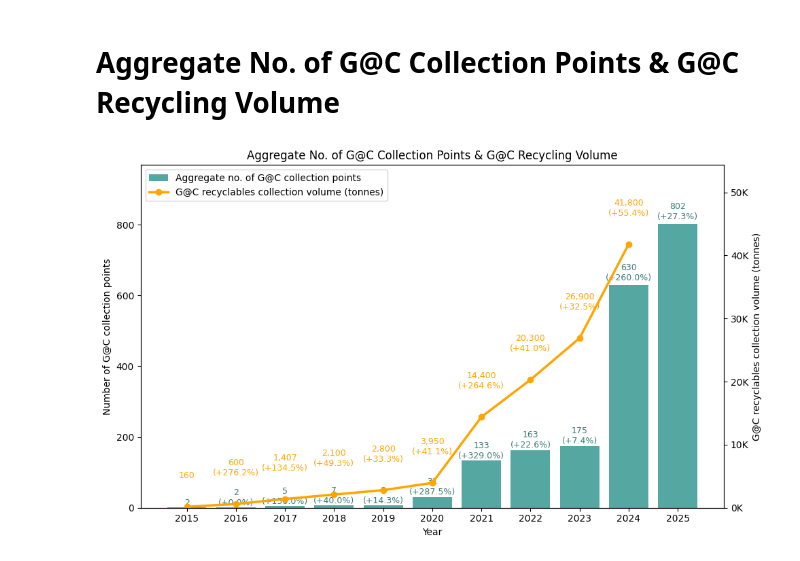
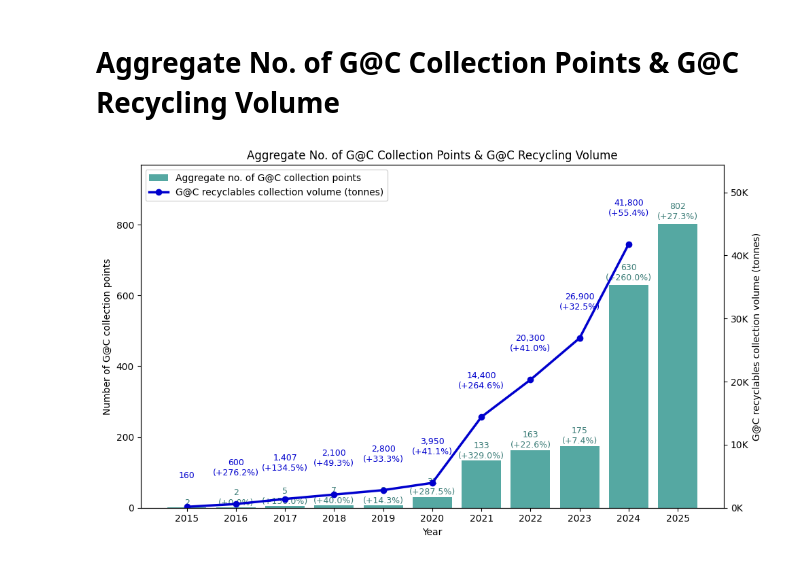
Before and after one commit to Tony0824X/Green-Community_DataAnalysis, a Jupyter notebook: Green@Community_DataAnalysis/Cost-effectiveness/5.9 Aggregate No. of G@C Collection Points & G@C Recycling Volume.ipynb, the cells around one changed output. Cells and saved outputs as stored; diff of their text form; code cells hidden in the pictures.

```diff
--- a/Green@Community_DataAnalysis/Cost-effectiveness/5.9 Aggregate No. of G@C Collection Points & G@C Recycling Volume.ipynb
+++ b/Green@Community_DataAnalysis/Cost-effectiveness/5.9 Aggregate No. of G@C Collection Points & G@C Recycling Volume.ipynb
@@ -120,7 +120,7 @@ ax2.yaxis.set_major_formatter(FuncFormatter(k_formatter))
 line_vol, = ax2.plot(
     x,
     volumes_aligned,          # NaN for 2025 -> no point / segment
-    color="#FFA500",          # light green
+    color="#0000CD",          # light green
     marker="o",
     linewidth=2.5,
     label="G@C recyclables collection volume (tonnes)",
@@ -138,32 +138,32 @@ ax2.set_ylim(0, vol_max * 1.30)
 vol_offset = vol_max * 0.1
 for xi, v, year in zip(x, volumes_aligned, years_points):
     if math.isnan(v):
         continue   # no line / label for years without volume (e.g. 2025)
     pct = vol_pct_map.get(year, float("nan"))
     value_text = f"{v:,.0f}"
     if math.isnan(pct):
         label = value_text
     else:
         label = f"{value_text}\n({pct:+.1f}%)"
     ax2.text(
         xi,
         v + vol_offset,
         label,
         ha="center",
         va="bottom",
         fontsize=9,
-        color="#FFA500",
+        color="#0000CD",
     )
 
 # -------------------------------------------------------
 # 4. Legend, title, layout
 # -------------------------------------------------------
 handles = [bars, line_vol]
 labels  = [h.get_label() for h in handles]
 ax1.legend(handles, labels, loc="upper left")
 
 plt.title("Aggregate No. of G@C Collection Points & G@C Recycling Volume")
 plt.tight_layout()
 plt.show()
 # %% [output]
-[figure, old version]
+[figure, new version]
```
